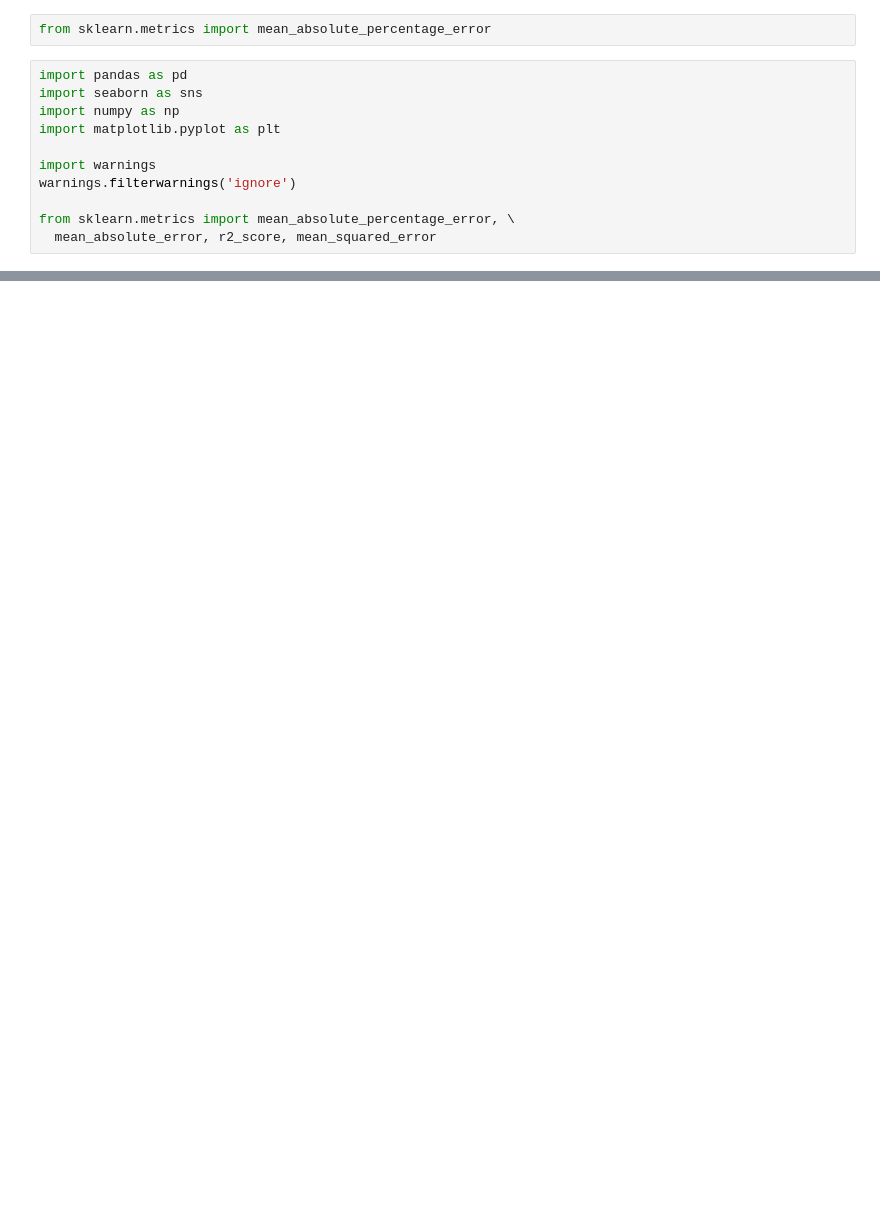
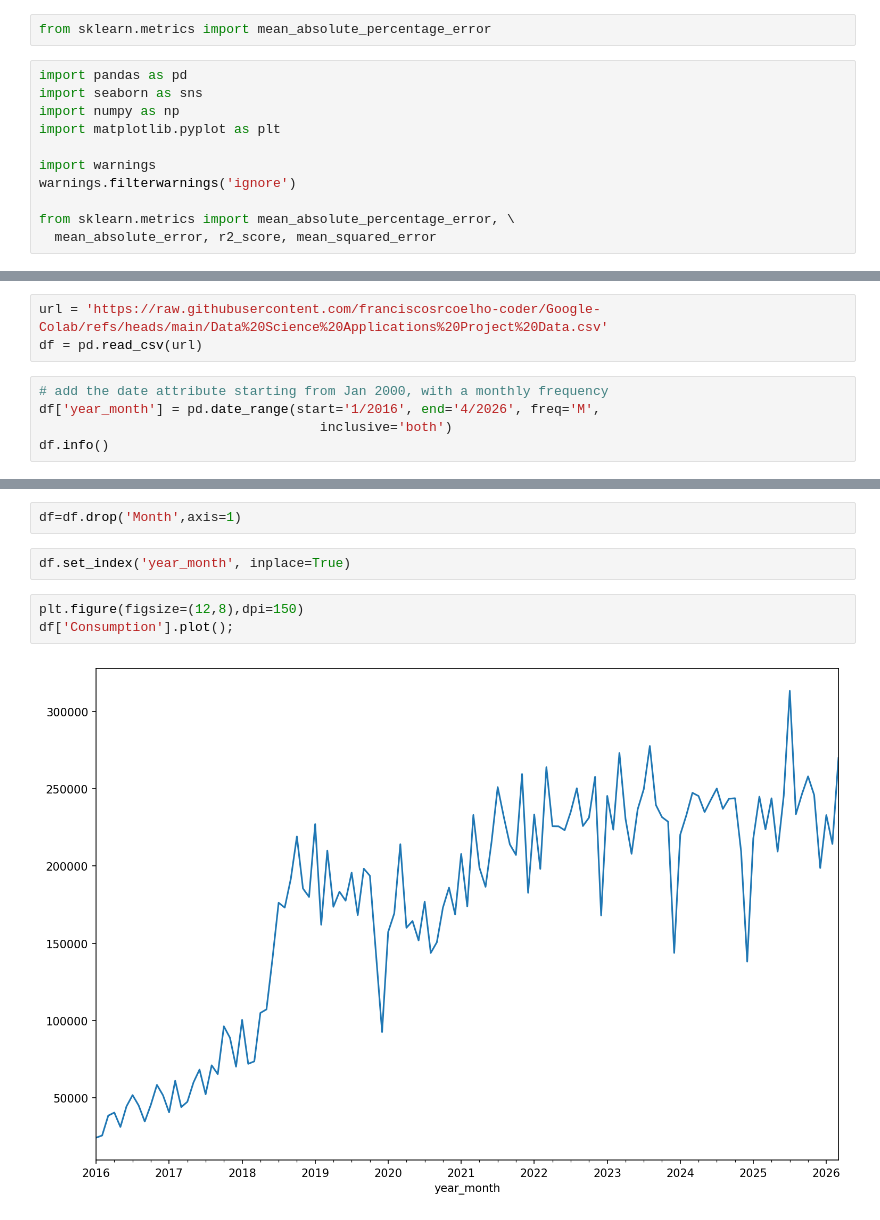
Before and after one commit to franciscosrcoelho-coder/Google-Colab, a Jupyter notebook: Welcome_To_Colab.ipynb, the cells around one changed output, grey strips where cells are left out. Cells and saved outputs as stored; diff of their text form; blank space fills up the shorter version.

```diff
--- a/Welcome_To_Colab.ipynb
+++ b/Welcome_To_Colab.ipynb
@@ -294,0 +35,8 @@ These are a few of the notebooks related to Machine Learning, including Google's
+# %%
+url = 'https://raw.githubusercontent.com/franciscosrcoelho-coder/Google-Colab/refs/heads/main/Data%20Science%20Applications%20Project%20Data.csv'
+df = pd.read_csv(url)
+# %%
+# add the date attribute starting from Jan 2000, with a monthly frequency
+df['year_month'] = pd.date_range(start='1/2016', end='4/2026', freq='M',
+                                    inclusive='both')
+df.info()
@@ -294,0 +54,9 @@ These are a few of the notebooks related to Machine Learning, including Google's
+# %%
+df=df.drop('Month',axis=1)
+# %%
+df.set_index('year_month', inplace=True)
+# %%
+plt.figure(figsize=(12,8),dpi=150)
+df['Consumption'].plot();
+# %% [output]
+[figure, added]
```
Also changed, not shown: parts of 113 cells of this notebook.
